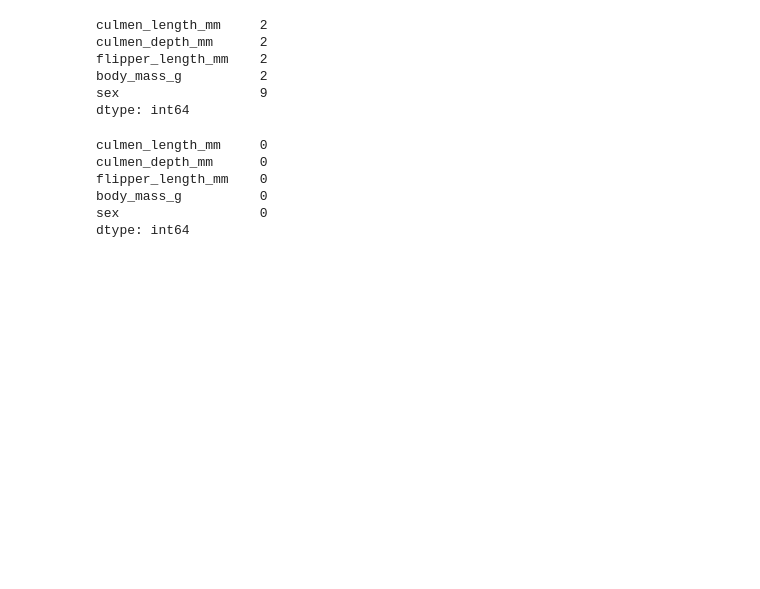
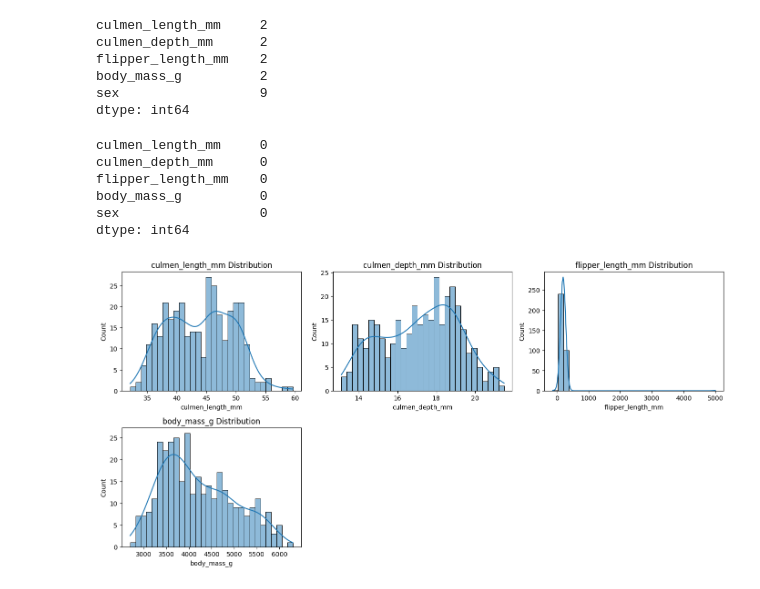
Before and after one commit to rmunozcuevas/datamining, a Jupyter notebook: project_four/clustering_two.ipynb, the cells around one changed output. Saved outputs shown, nothing was run; the diff lists cells and outputs as text; code cells hidden in the pictures; blank space fills up the shorter version.

Commit message:
added visualization

```diff
--- a/project_four/clustering_two.ipynb
+++ b/project_four/clustering_two.ipynb
@@ -97,6 +97,14 @@ df_encoded = pd.get_dummies(
     dtype=int
 )
 # %%
-numeric_cols = [
+numeric_cols = ['culmen_length_mm','culmen_depth_mm','flipper_length_mm','body_mass_g']
 
-]
+plt.figure(figsize=(14,10))
+for i, col in enumerate(numeric_cols, 1):
+    plt.subplot(3,3,i)
+    sns.histplot(df[col], kde=True, bins=30)
+    plt.title(f'{col} Distribution')
+plt.tight_layout()
+plt.show()
+# %% [output]
+[figure, added]
```
Also changed, not shown: parts of 2 cells of this notebook, 2 other files.
